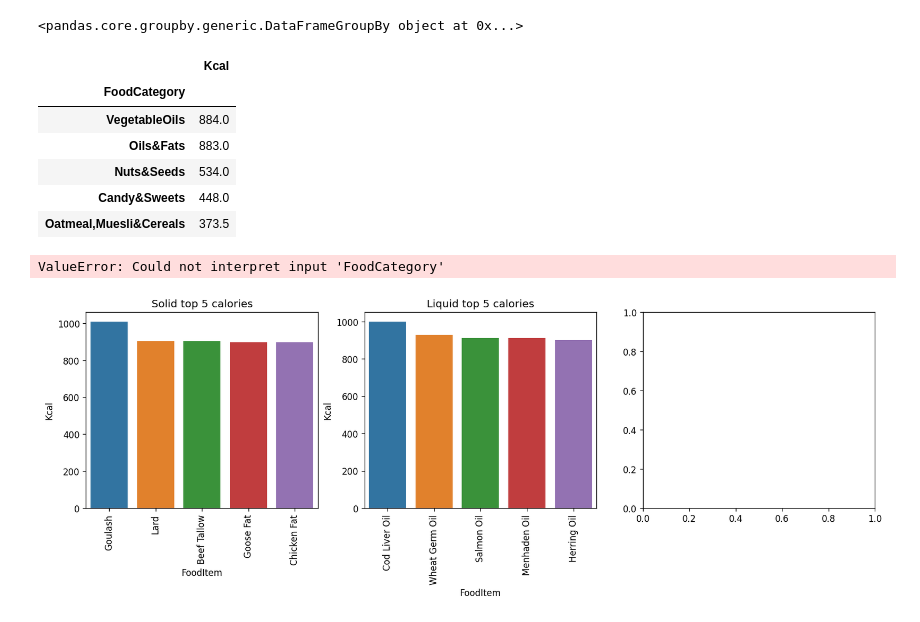
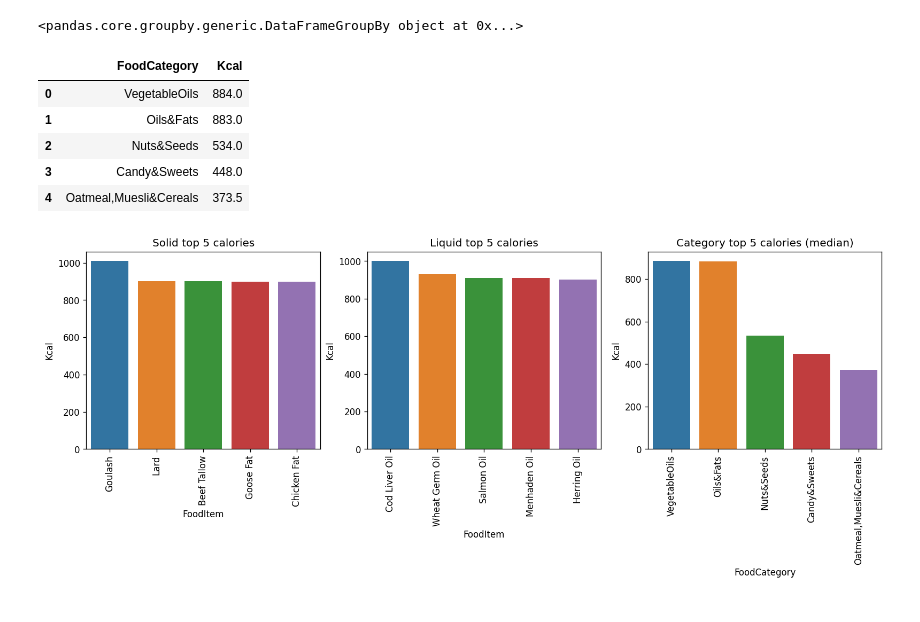
Before and after one commit to Andreas-Svensson/data_processing, a Jupyter notebook: Code-alongs/L0_pandas_basics.ipynb, the cells around one changed output. Drawn from its saved outputs; the diff is of its cells as text; code cells hidden in the pictures.

Commit message:
Fixed last graph from code along 0

```diff
--- a/Code-alongs/L0_pandas_basics.ipynb
+++ b/Code-alongs/L0_pandas_basics.ipynb
@@ -422,27 +422,26 @@ df.groupby("FoodCategory") # gives groupby object
 # %% [output]
 <pandas.core.groupby.generic.DataFrameGroupBy object at 0x...>
 # %%
-top5_calories_median = df.groupby("FoodCategory").median("Kcal").sort_values(by = "Kcal", ascending = False).head()
-top5_calories_median
+# top five food categories by calories
+top5_category_median = df.groupby("FoodCategory").median("Kcal").sort_values(by = "Kcal", ascending=False).head().reset_index()
+top5_category_median
 # %% [output]
-|  | Kcal |
-| FoodCategory |  |
-| VegetableOils | 884.0 |
-| Oils&Fats | 883.0 |
-| Nuts&Seeds | 534.0 |
-| Candy&Sweets | 448.0 |
-| Oatmeal,Muesli&Cereals | 373.5 |
+|  | FoodCategory | Kcal |
+| 0 | VegetableOils | 884.0 |
+| 1 | Oils&Fats | 883.0 |
+| 2 | Nuts&Seeds | 534.0 |
+| 3 | Candy&Sweets | 448.0 |
+| 4 | Oatmeal,Muesli&Cereals | 373.5 |
 # %%
 fig, axes = plt.subplots(1,3, figsize = (16, 4), dpi = 120)
 
 titles = ["Solid top 5 calories", "Liquid top 5 calories", "Category top 5 calories (median)"]
-data_frames = (solids_top5, liquids_top5, top5_calories_median)
+data_frames = (solids_top5, liquids_top5, top5_category_median)
 x_columns = ["FoodItem", "FoodItem", "FoodCategory"]
 
 for i, (title, data_frame) in enumerate(zip(titles, data_frames)):
     sns.barplot(data = data_frame, x = x_columns[i], y = "Kcal", ax = axes[i]) # y is name of the column
     axes[i].set(title = title)
     axes[i].set_xticklabels(axes[i].get_xticklabels(), rotation = 90)
 # %% [output]
-ValueError: Could not interpret input 'FoodCategory'
-[figure, old version]
+[figure, new version]
```
